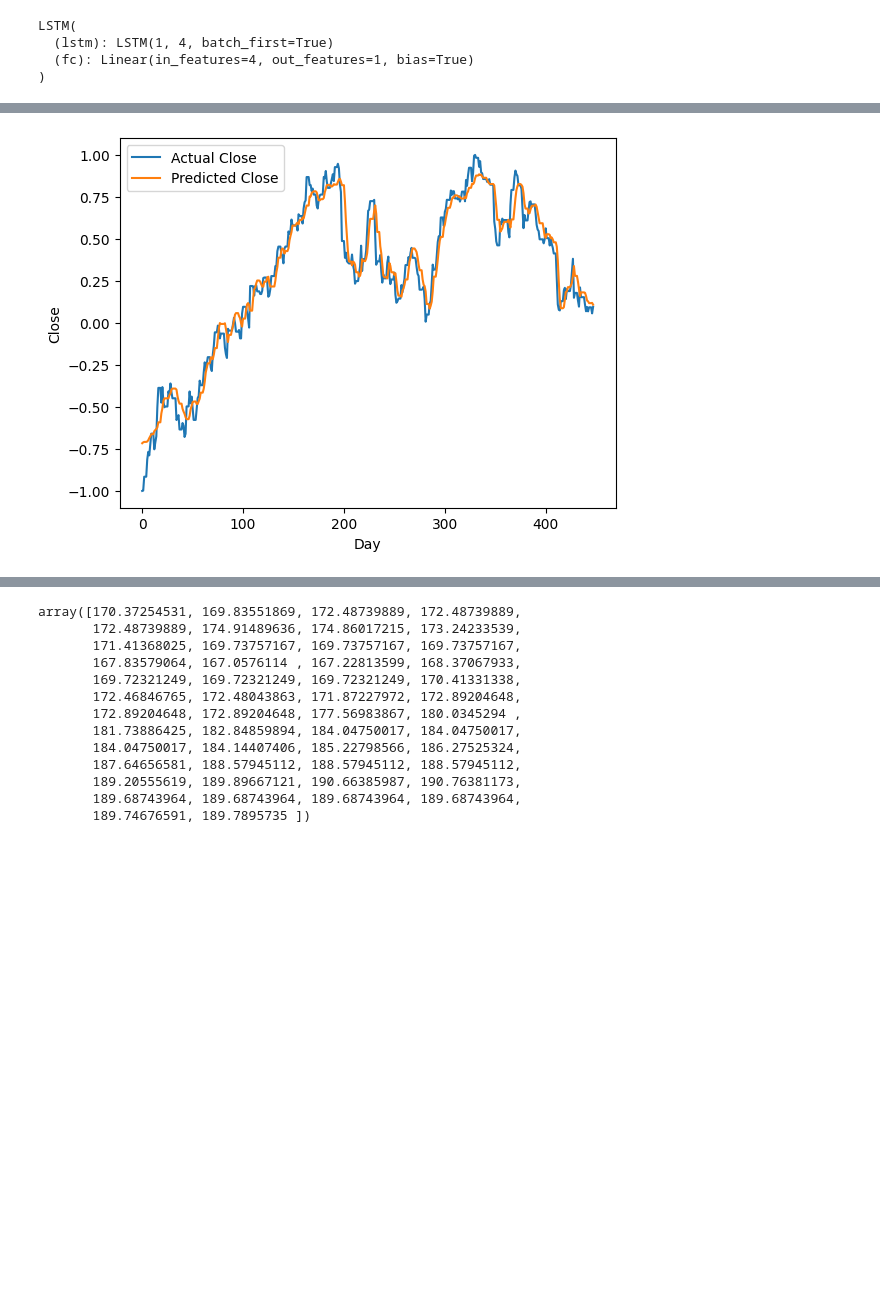
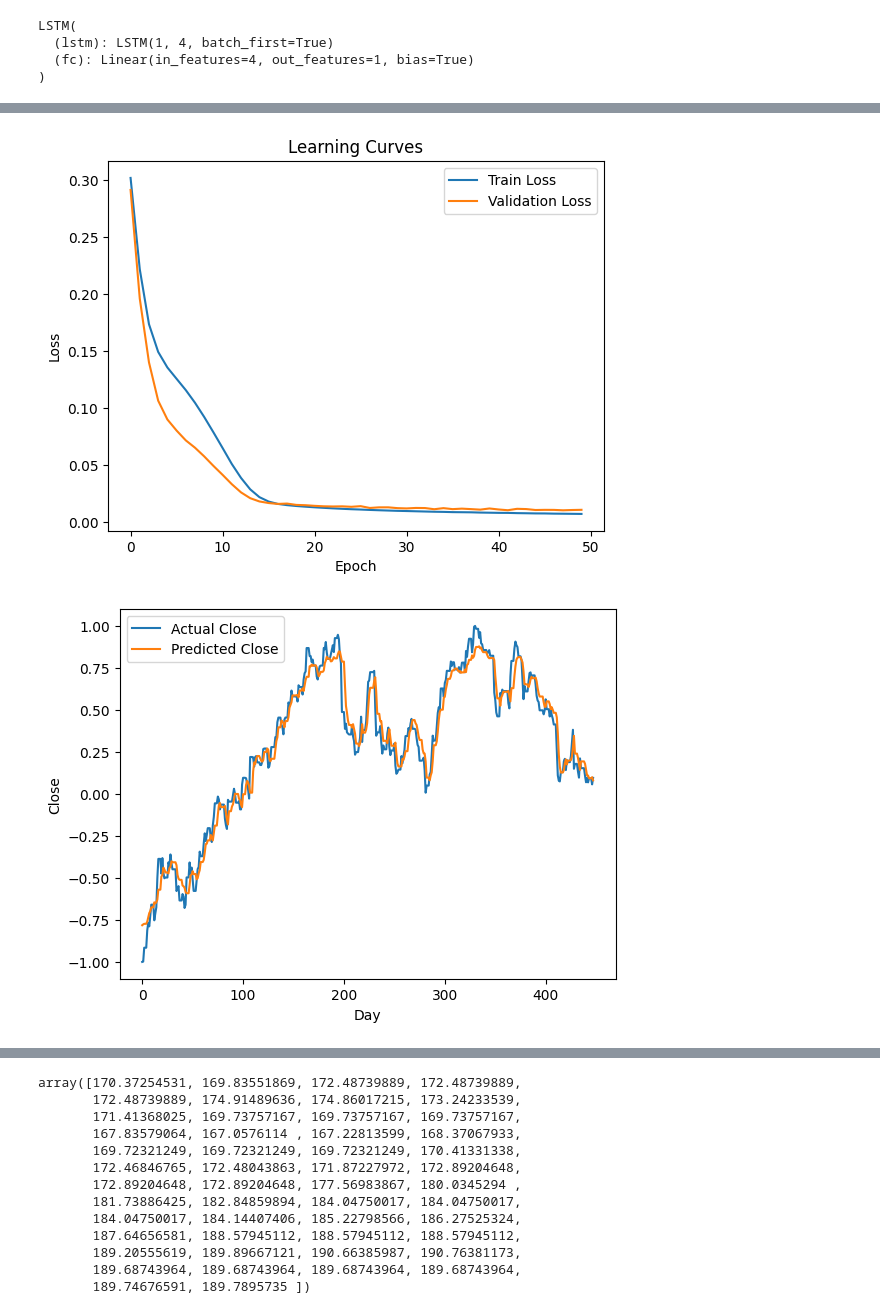
Before and after one commit to carlosgutierrezch/LSTM_Forecast, a Jupyter notebook: notebooks/Torch_model_2023.ipynb, the cells around one changed output, grey strips where cells are left out. Saved outputs shown, nothing was run; the diff lists cells and outputs as text; code cells hidden in the pictures; blank space fills up the shorter version.

```diff
--- a/notebooks/Torch_model_2023.ipynb
+++ b/notebooks/Torch_model_2023.ipynb
@@ -225,13 +227,29 @@ num_epochs = 50
 loss_function = nn.MSELoss()
 optimizer = torch.optim.Adam(model.parameters(), lr=learning_rate)
 
+train_losses=[]
+val_losses=[]
+
 for epoch in range(num_epochs):
-    train_one_epoch()
-    validate_one_epoch()
+    train_loss= train_one_epoch()
+    val_loss= validate_one_epoch()
+
+    train_losses.append(train_loss)
+    val_losses.append(val_loss)
+    print(f'Epoch {epoch+1}/{num_epochs}, Train Loss: {train_loss}, Validation Loss: {val_loss}')
 
     with torch.no_grad():
+        model.eval()
         predicted = model(X_train.to(device)).to('cpu').numpy()
 
+# Plotting the learning curves
+plt.plot(train_losses, label='Train Loss')
+plt.plot(val_losses, label='Validation Loss')
+plt.xlabel('Epoch')
+plt.ylabel('Loss')
+plt.legend()
+plt.title('Learning Curves')
+plt.show()
 plt.plot(y_train, label='Actual Close')
 plt.plot(predicted, label='Predicted Close')
 plt.xlabel('Day')
@@ -259 +277,2 @@ Val Loss: 0.011
-[figure, old version]
+[figure, new version]
+[figure, added]
```
Also changed, not shown: parts of 3 cells of this notebook, 6 other files.
